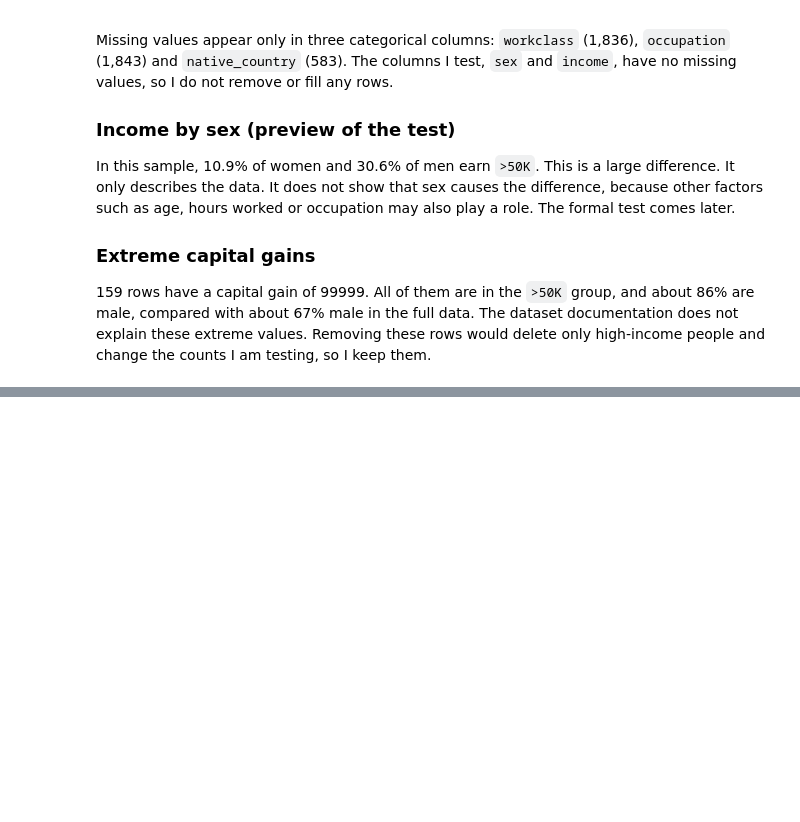
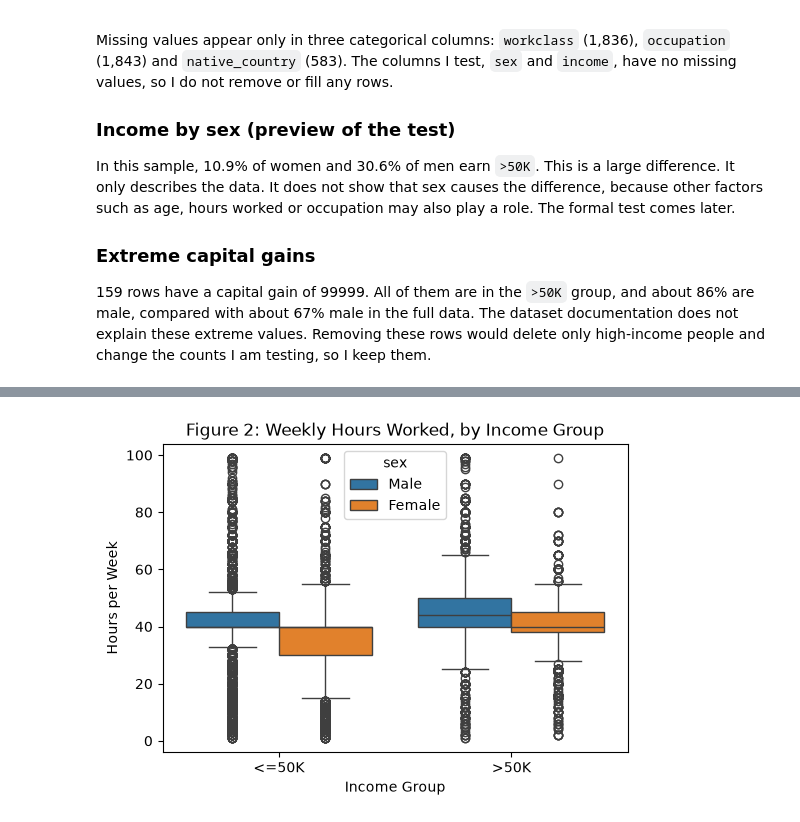
Before and after one commit to bnwiran/statistical-analysis-using-python-project, a Jupyter notebook: analysis.ipynb, the cells around one changed output, grey strips where cells are left out. Drawn from its saved outputs; the diff is of its cells as text; code cells hidden in the pictures; blank space fills up the shorter version.

```diff
--- a/analysis.ipynb
+++ b/analysis.ipynb
@@ -214,0 +234,10 @@ In this sample, 10.9% of women and 30.6% of men earn `>50K`. This is a large dif
+# %%
+# hours per week by income group
+fig, ax = plt.subplots(figsize=(6, 4))
+sns.boxplot(data=df, x="income", y="hours_per_week", ax=ax, hue='sex')
+ax.set_title("Figure 2: Weekly Hours Worked, by Income Group")
+ax.set_xlabel("Income Group")
+ax.set_ylabel("Hours per Week")
+plt.show()
+# %% [output]
+[figure, added]
```
Also changed, not shown: parts of 7 cells of this notebook.
